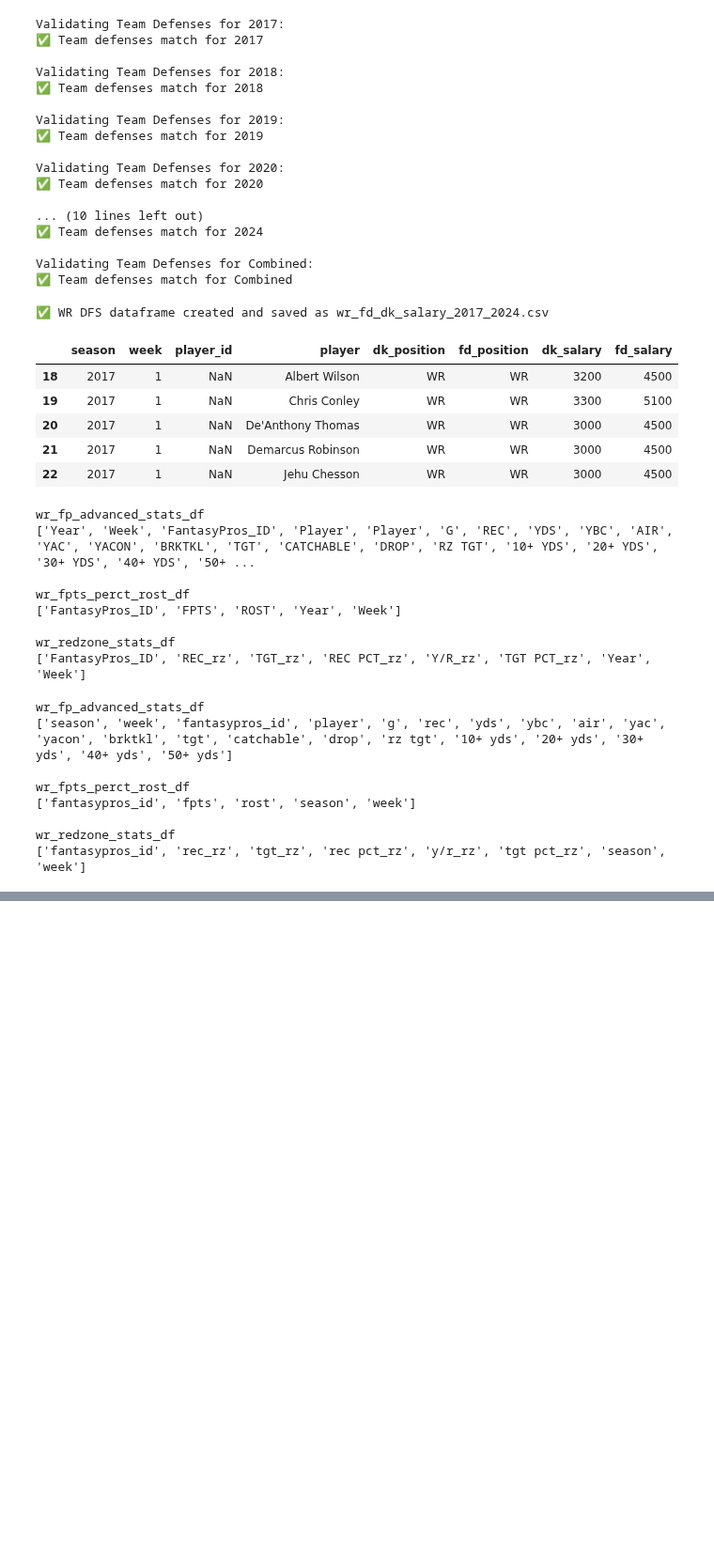
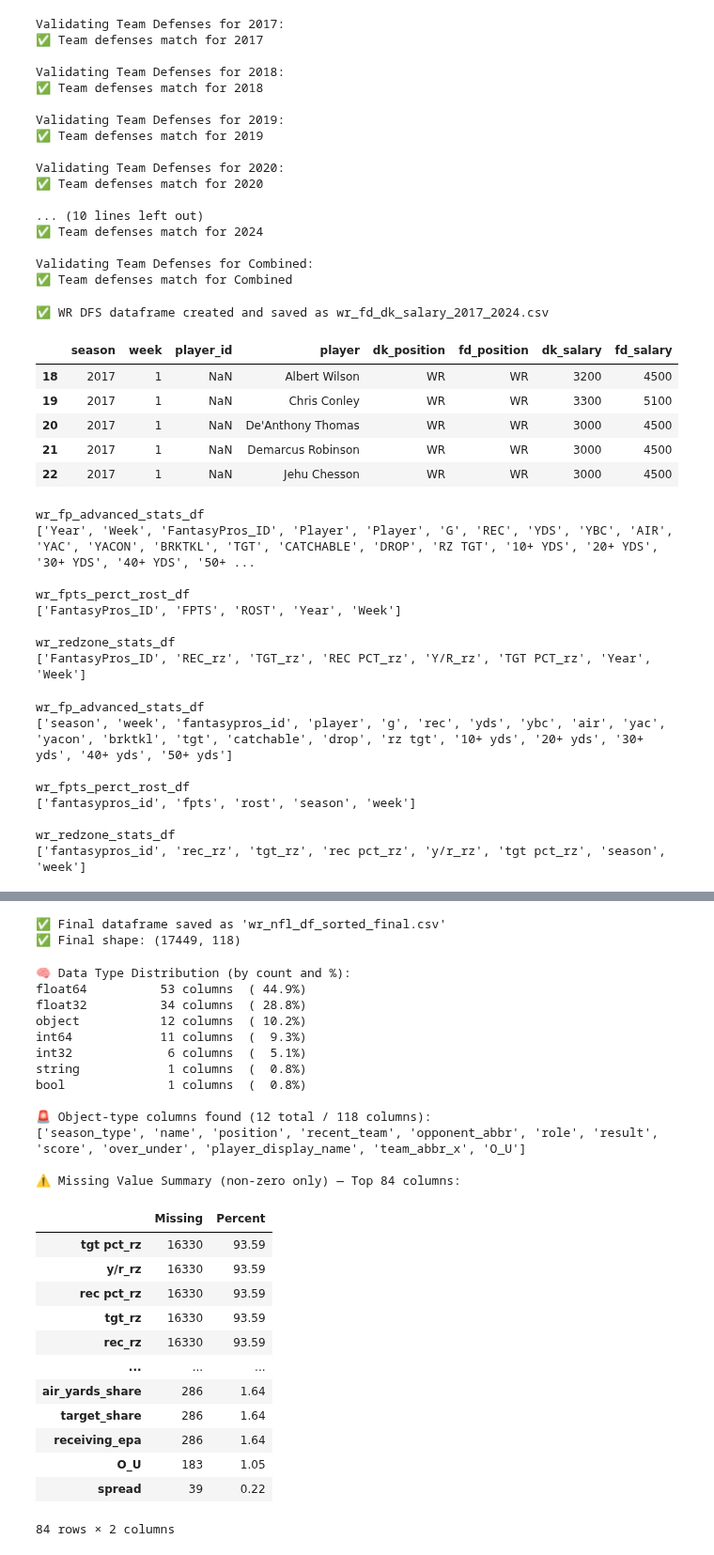
Before and after one commit to ARCtechmo/fanfav, a Jupyter notebook: wr_df.ipynb, the cells around one changed output, grey strips where cells are left out. Shown at 94% size. Cells and saved outputs as stored; diff of their text form; code cells hidden in the pictures; blank space fills up the shorter version.

Commit message:
Code to build WR Dataframe Completegit add wr_df.ipynb

```diff
--- a/wr_df.ipynb
+++ b/wr_df.ipynb
@@ -3719,0 +3930,18 @@ Reordered dataframe saved to wr_nfl_py_fp_odds_salary_merged_mod_cols_reordered.
+# %%
+### *** Final Dataframe *** ###
+
+# Rename final dataframe
+wr_nfl_df_sorted_final = wr_nfl_py_fp_odds_salary_features.copy()
+
+# **csv file **
+wr_nfl_df_sorted_final.to_csv(
+    "wr_nfl_df_sorted_final.csv",
+    index=False,
+    float_format="%.2f"
+)
+
+print("✅ Final dataframe saved as 'wr_nfl_df_sorted_final.csv'")
+print("✅ Final shape:", wr_nfl_df_sorted_final.shape)
+# %% [output]
+✅ Final dataframe saved as 'wr_nfl_df_sorted_final.csv'
+✅ Final shape: (17449, 118)
@@ -3719,0 +3952,57 @@ Reordered dataframe saved to wr_nfl_py_fp_odds_salary_merged_mod_cols_reordered.
+# %%
+# Final Dataframe Summary Statistics
+# Output: csv output of the dataframe summary statistics on data types and missing values
+
+# Total columns and datatypes
+total_cols = wr_nfl_df_sorted_final.shape[1]
+dtypes_summary = wr_nfl_df_sorted_final.dtypes.value_counts().sort_values(ascending=False)
+dtypes_percent = (dtypes_summary / total_cols * 100).round(2)
+
+print("🧠 Data Type Distribution (by count and %):")
+for dtype, count in dtypes_summary.items():
+    print(f"{str(dtype):15} {count:>3} columns  ({dtypes_percent[dtype]:>5.1f}%)")
+
+# Object-type columns
+object_cols = wr_nfl_df_sorted_final.select_dtypes(include='object').columns.tolist()
+print(f"\n🚨 Object-type columns found ({len(object_cols)} total / {total_cols} columns):")
+print(object_cols)
+
+# Missing value summary by count and % of rows
+row_count = len(wr_nfl_df_sorted_final)
+na_counts = wr_nfl_df_sorted_final.isna().sum()
+na_percent = (na_counts / row_count * 100).round(2)
+na_summary = pd.DataFrame({'Missing': na_counts, 'Percent': na_percent})
+na_summary = na_summary[na_summary['Missing'] > 0].sort_values(by='Percent', ascending=False)
+
+print(f"\n⚠️ Missing Value Summary (non-zero only) — Top {len(na_summary)} columns:")
+display(na_summary)
+
+# ** csv file **
+na_summary.to_csv("wr_df_final_summary_stats.csv")
+# %% [output]
+🧠 Data Type Distribution (by count and %):
+float64          53 columns  ( 44.9%)
+float32          34 columns  ( 28.8%)
+object           12 columns  ( 10.2%)
+int64            11 columns  (  9.3%)
+int32             6 columns  (  5.1%)
+string            1 columns  (  0.8%)
+bool              1 columns  (  0.8%)
+
+🚨 Object-type columns found (12 total / 118 columns):
+['season_type', 'name', 'position', 'recent_team', 'opponent_abbr', 'role', 'result', 'score', 'over_under', 'player_display_name', 'team_abbr_x', 'O_U']
+
+⚠️ Missing Value Summary (non-zero only) — Top 84 columns:
+|  | Missing | Percent |
+| tgt pct_rz | 16330 | 93.59 |
+| y/r_rz | 16330 | 93.59 |
+| rec pct_rz | 16330 | 93.59 |
+| tgt_rz | 16330 | 93.59 |
+| rec_rz | 16330 | 93.59 |
+| ... | ... | ... |
+| air_yards_share | 286 | 1.64 |
+| target_share | 286 | 1.64 |
+| receiving_epa | 286 | 1.64 |
+| O_U | 183 | 1.05 |
+| spread | 39 | 0.22 |
+84 rows × 2 columns
```
Also changed, not shown: parts of 29 cells of this notebook.
